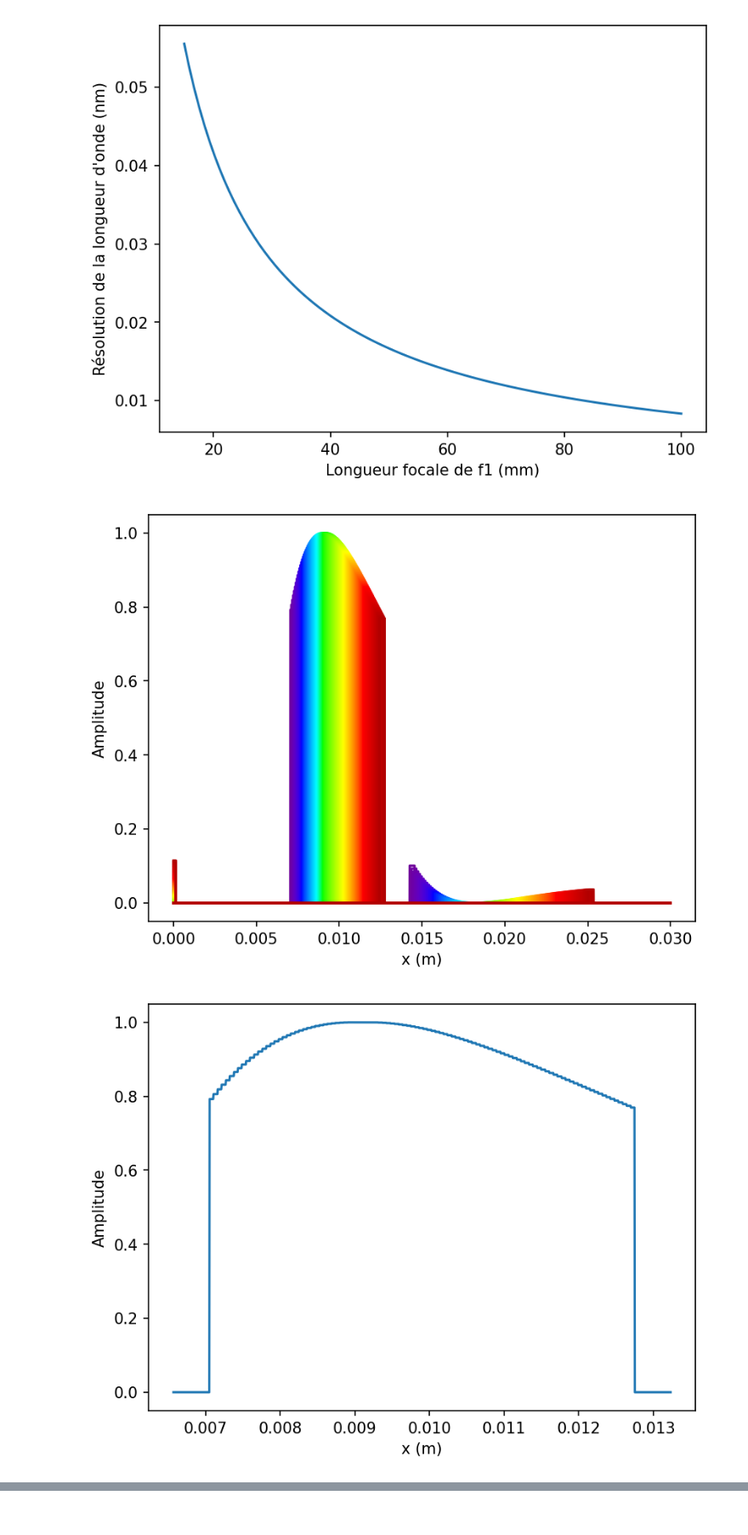
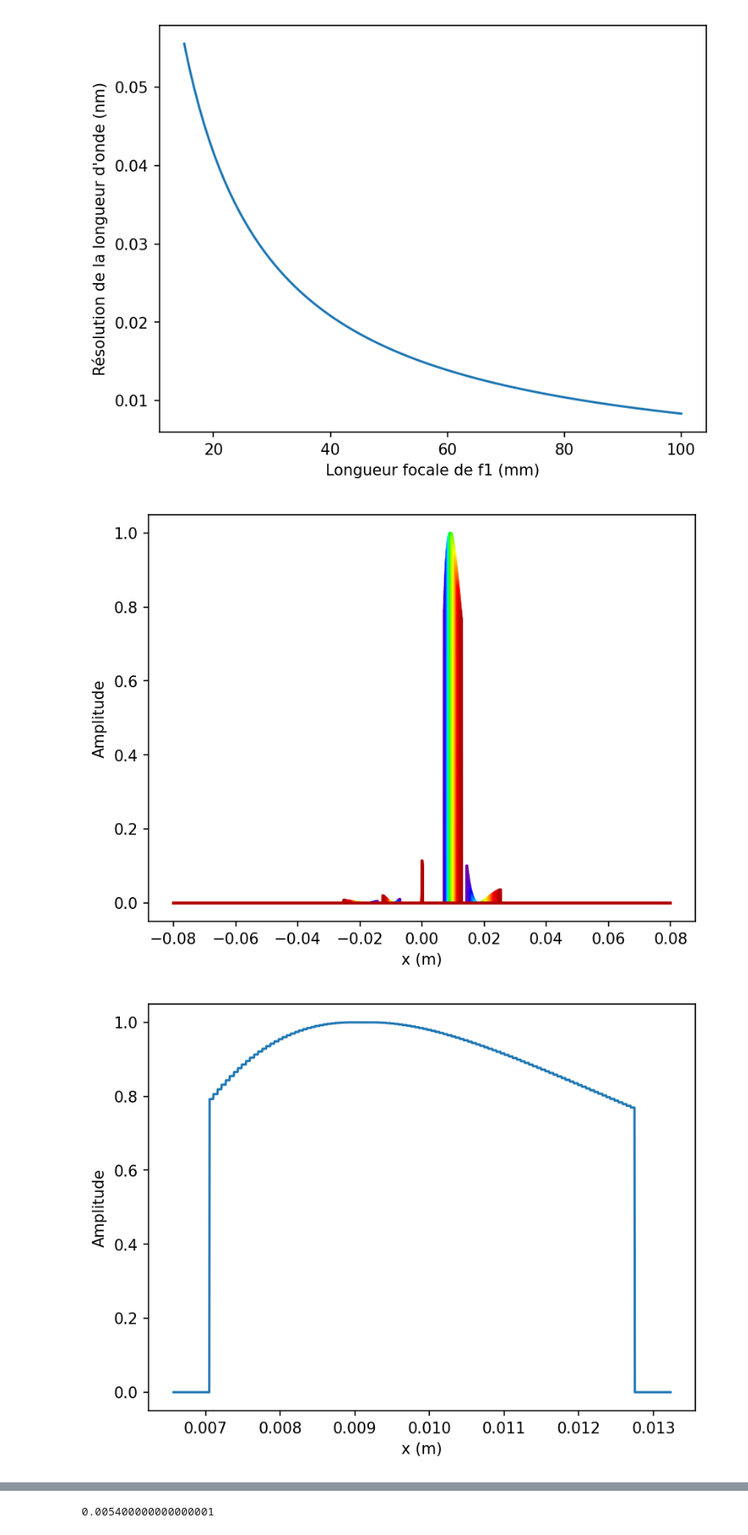
Before and after one commit to BlackcrownC/PHS3910, a Jupyter notebook: Mandat_2/travail_prep.ipynb, the cells around one changed output, grey strips where cells are left out. Shown at 85% size. Saved outputs shown, nothing was run; the diff lists cells and outputs as text; code cells hidden in the pictures.

```diff
--- a/Mandat_2/travail_prep.ipynb
+++ b/Mandat_2/travail_prep.ipynb
@@ -78,8 +78,8 @@ def rect(x, width, shift=0):
 
 beta = 2*np.tan(theta)/lbd #beta/2pi
 
-x1 = 0 #(m)
-x2 = 0.03 #(m)
+x1 = -0.08 #(m)
+x2 = 0.08 #(m)
 nb = 10000
 width = L*f2/f1  # Width of the rectangle
 x = np.linspace(x1, x2, nb)  # Range of x values
@@ -116,33 +116,36 @@ for n in ordre:
         intensity = np.maximum(intensity,y)
         rgb = wavelength_to_rgb(lbd[i]*1e9, gamma=0.8)
 intensity = intensity**2
 plt.figure()
 plt.plot(x,intensity)
 plt.xlabel('x (m)')
 plt.ylabel('Amplitude')
 plt.show()
 
 color_array = np.zeros((len(x),3))
 lbd_vec = np.linspace(400e-9, 700e-9, len(x))
 for i in range(len(lbd_vec)):
     color_array[i,:] = wavelength_to_rgb(lbd_vec[i]*1e9, gamma=0.8)
 
 color_array = np.diag(intensity)@color_array
 color_array = color_array.reshape((1,len(x),3))
 color_array = np.tile(color_array, (ny_pixels, 1, 1))
 hauteur_cam = 5.32e-3 #(m)
 y = np.linspace(0,hauteur_cam,ny_pixels)
 hauteur_fente = 5e-3 #(m)
 width_y = hauteur_fente*f2/f1
 rect_y = rect(y,width_y,hauteur_cam/2)
 rect_y  = rect_y[:, np.newaxis, np.newaxis]
 color_array = rect_y*color_array
 plt.figure()
 plt.imshow(color_array)
 plt.xlabel('Pixels en x')
 plt.ylabel('Pixels en y')
 plt.show()
+largeur_spectre = x_rouge - x_mauve
+print(largeur_spectre)
 # %% [output]
-[figure, old version]
+[figure, new version]
 [figure]
 [figure]
+0.005400000000000001
```
Also changed, not shown: 4 other files.
